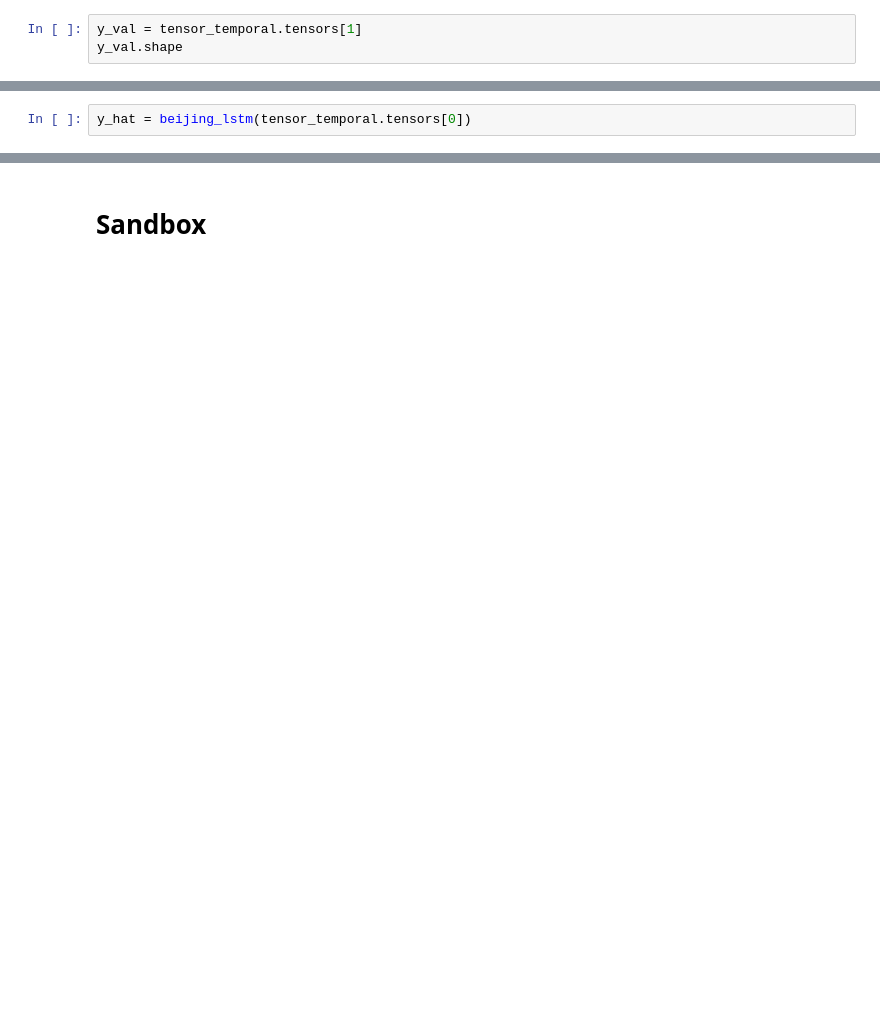
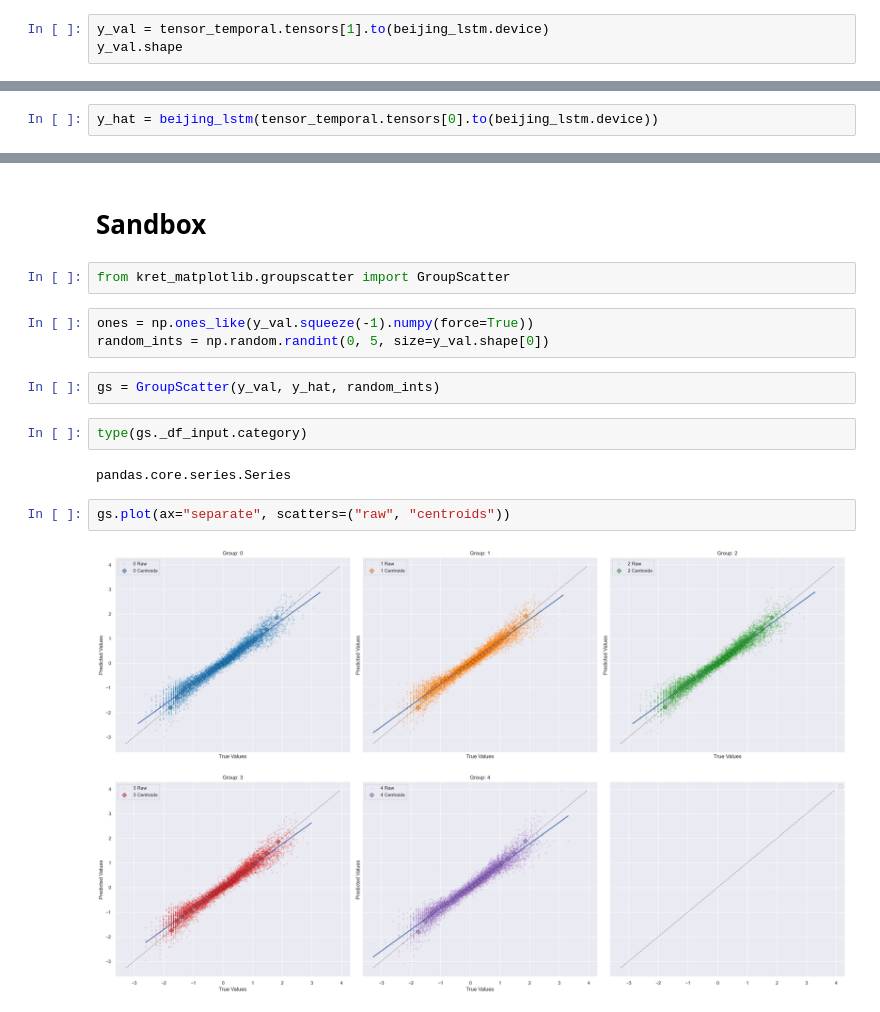
Before and after one commit to akseldkw07/kret_projects, a Jupyter notebook: projects/beijing/run-beijing.ipynb, the cells around one changed output, grey strips where cells are left out. Saved outputs shown, nothing was run; the diff lists cells and outputs as text; blank space fills up the shorter version.

Commit message:
groupscatter (#2)
Modified:
- run-beijing.ipynb

```diff
--- a/projects/beijing/run-beijing.ipynb
+++ b/projects/beijing/run-beijing.ipynb
@@ -180,12 +192,12 @@ Epoch 19, global step 10440: 'val_loss' was not in top 1
 tensor1d = TensorDatasetCustom.from_pd_xy(beijing_dm.x_y_processed.X, beijing_dm.x_y_processed.y)
 tensor_temporal = UKS_TORCH_UTILS.create_sequence(tensor1d, sequence_length=beijing_dm.sequence_length, target_offset=0)
 # %%
-y_val = tensor_temporal.tensors[1]
+y_val = tensor_temporal.tensors[1].to(beijing_lstm.device)
 y_val.shape
 # %% [output]
 torch.Size([41733, 1])
 # %%
-y_hat = beijing_lstm(tensor_temporal.tensors[0])
+y_hat = beijing_lstm(tensor_temporal.tensors[0].to(beijing_lstm.device))
 # %%
 r2_score(y_hat, y_val)
 # %% [output]
@@ -203,2 +215,17 @@ fig
 # %% [markdown]
 # Sandbox
+# %%
+from kret_matplotlib.groupscatter import GroupScatter
+# %%
+ones = np.ones_like(y_val.squeeze(-1).numpy(force=True))
+random_ints = np.random.randint(0, 5, size=y_val.shape[0])
+# %%
+gs = GroupScatter(y_val, y_hat, random_ints)
+# %%
+type(gs._df_input.category)
+# %% [output]
+pandas.core.series.Series
+# %%
+gs.plot(ax="separate", scatters=("raw", "centroids"))
+# %% [output]
+[figure, added]
```
Also changed, not shown: parts of 9 cells of this notebook.
